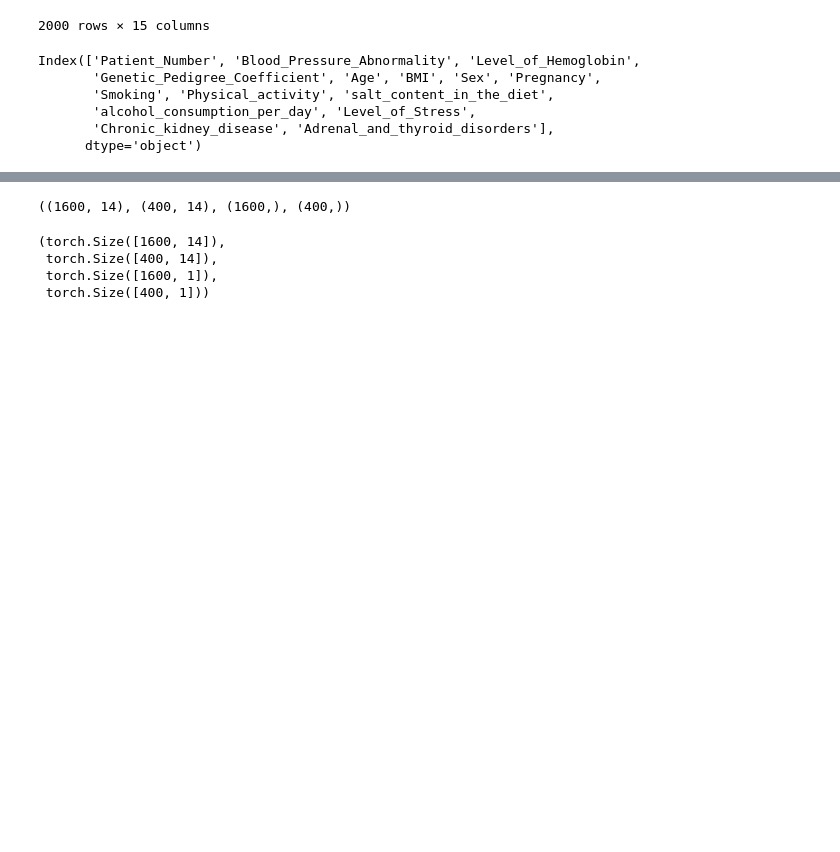
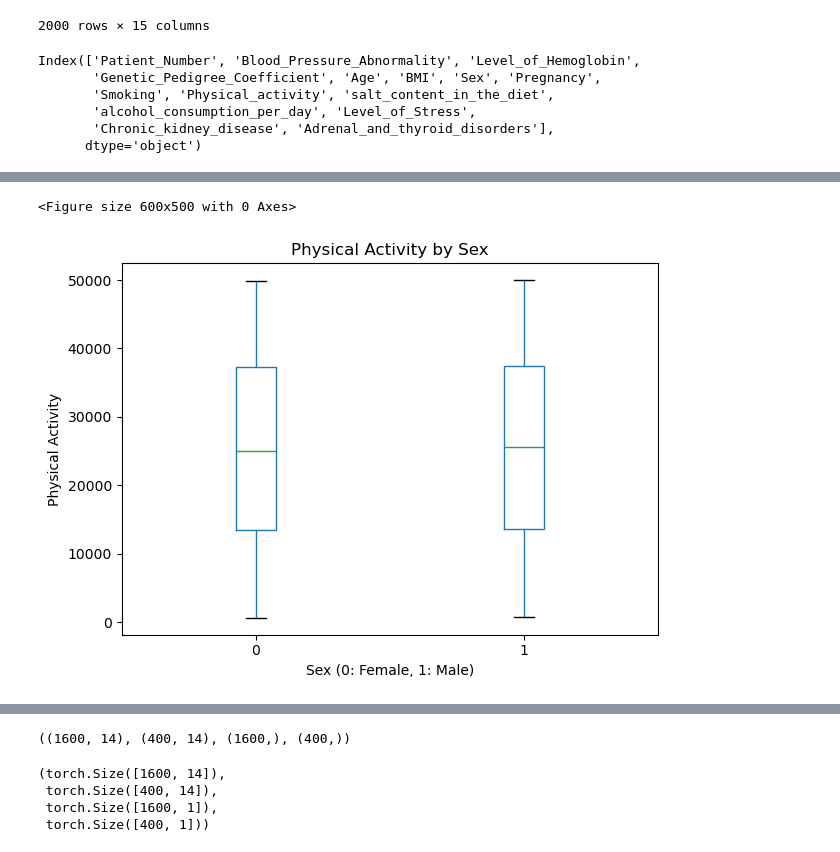
Before and after one commit to tastysoapwater/Introduction-to-Artificial-Intelligence, a Jupyter notebook: week-07/BP_Classification.ipynb, the cells around one changed output, grey strips where cells are left out. Saved outputs shown, nothing was run; the diff lists cells and outputs as text; code cells hidden in the pictures; blank space fills up the shorter version.

```diff
--- a/week-07/BP_Classification.ipynb
+++ b/week-07/BP_Classification.ipynb
@@ -51,0 +137,14 @@ data['Genetic_Pedigree_Coefficient'] = data['Genetic_Pedigree_Coefficient'].fill
+# %%
+# 성별에 따른 Physical Activity 박스플롯
+plt.figure(figsize=(6, 5))
+data.boxplot(column='Physical_activity', by='Sex', grid=False)
+
+plt.title('Physical Activity by Sex')
+plt.suptitle('')  # 상단 기본 제목 제거
+plt.xlabel('Sex (0: Female, 1: Male)')
+plt.ylabel('Physical Activity')
+plt.tight_layout()
+plt.show()
+# %% [output]
+<Figure size 600x500 with 0 Axes>
+[figure, added]
```
Also changed, not shown: parts of 16 cells of this notebook.
